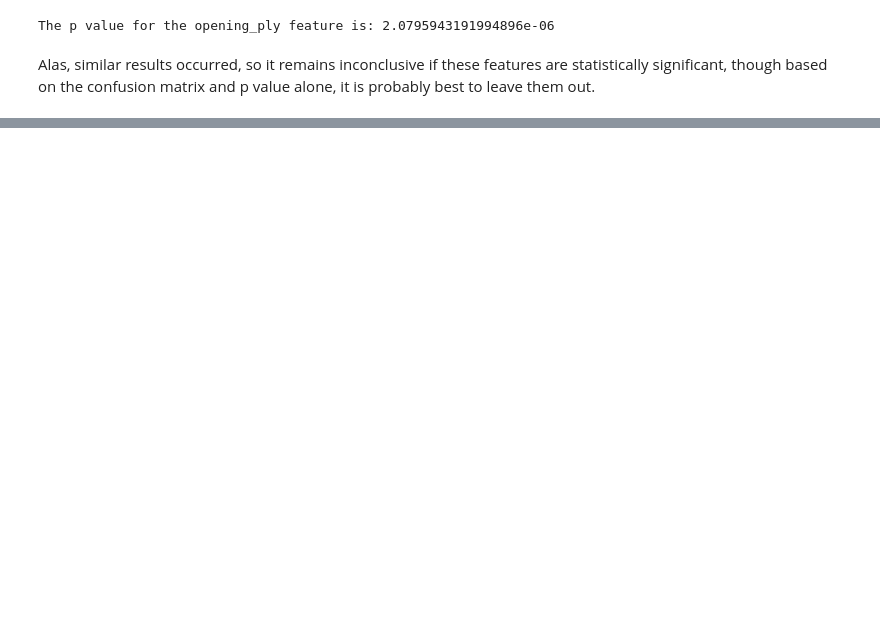
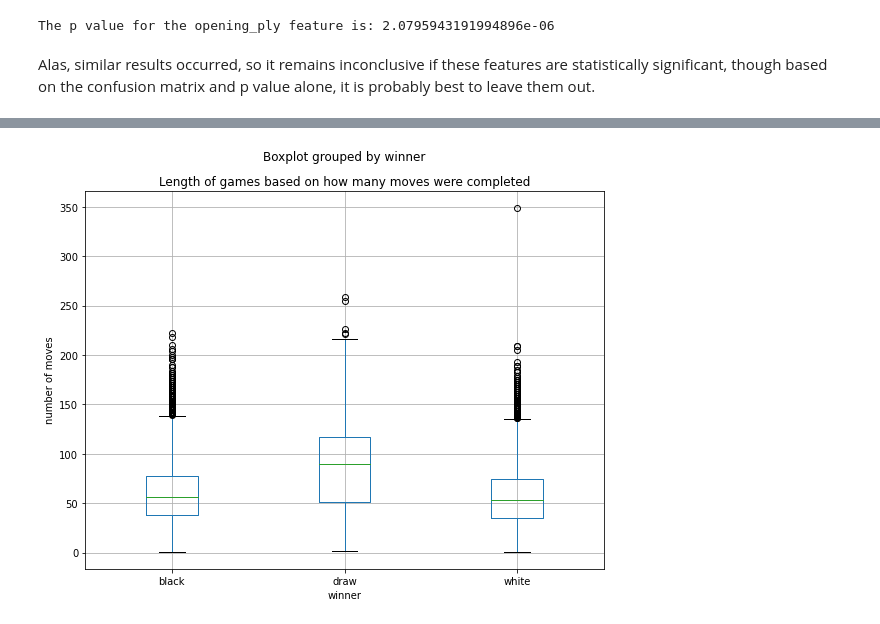
Before and after one commit to RavinderRai/chess_data, a Jupyter notebook: EDA_on_the_Kaggle_Chess_Dataset.ipynb, the cells around one changed output, grey strips where cells are left out. Cells and saved outputs as stored; diff of their text form; code cells hidden in the pictures; blank space fills up the shorter version.

```diff
--- a/EDA_on_the_Kaggle_Chess_Dataset.ipynb
+++ b/EDA_on_the_Kaggle_Chess_Dataset.ipynb
@@ -584,0 +638,5 @@ Alas, similar results occurred, so it remains inconclusive if these features are
+# %%
+text_df = df[['moves', 'opening_eco', 'opening_name']]
+
+#lets just hone in one D10 for now to see what the other columns look like
+D10 = text_df[text_df['opening_eco'] == df['opening_eco'][0]]
@@ -584,0 +660,3 @@ Alas, similar results occurred, so it remains inconclusive if these features are
+# %%
+#getting the len of the games by moves completed
+df['len_of_moves'] = text_df['moves'].str.split().str.len()
@@ -584,0 +676,7 @@ Alas, similar results occurred, so it remains inconclusive if these features are
+# %%
+df.boxplot(column='len_of_moves', by='winner')
+plt.title('Length of games based on how many moves were completed')
+plt.ylabel('number of moves')
+plt.show()
+# %% [output]
+[figure, added]
```
Also changed, not shown: parts of 40 cells of this notebook, 1 other file.
